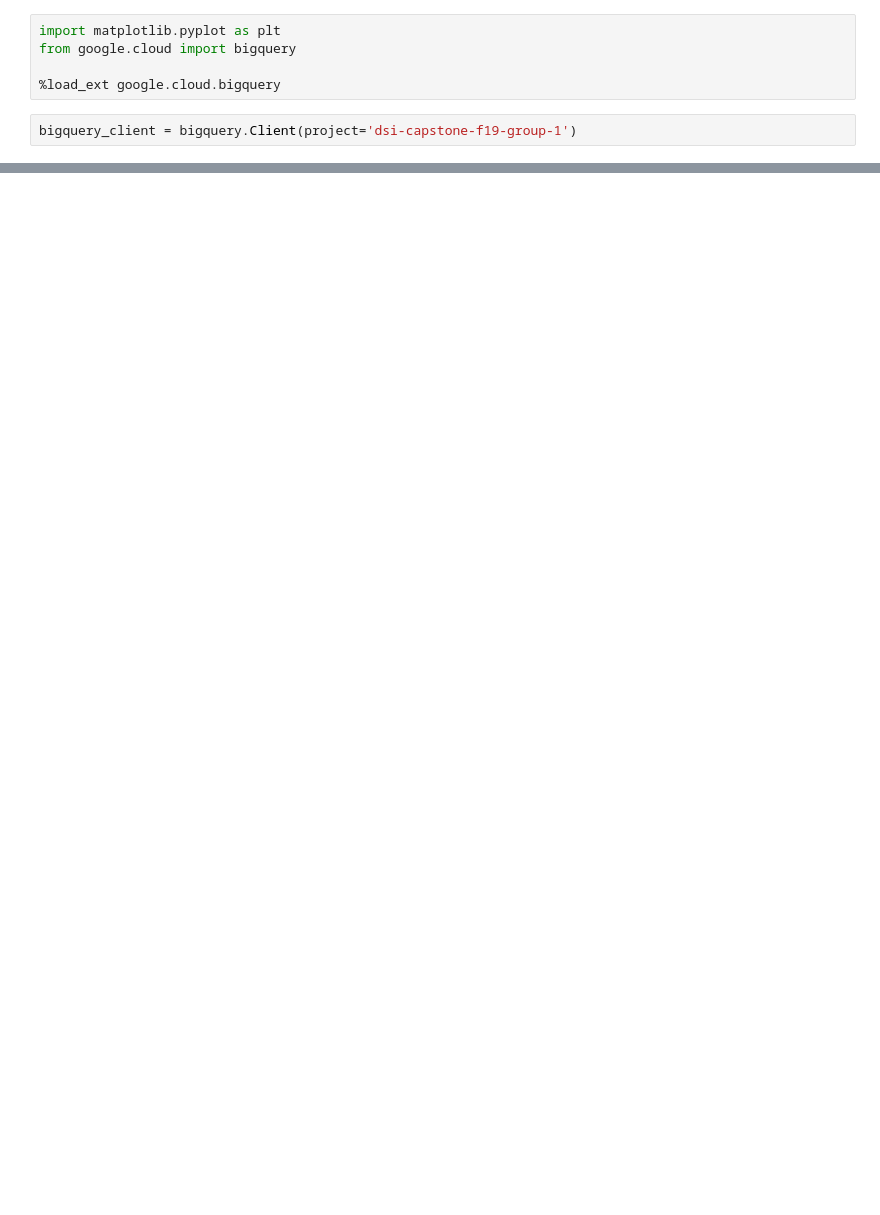
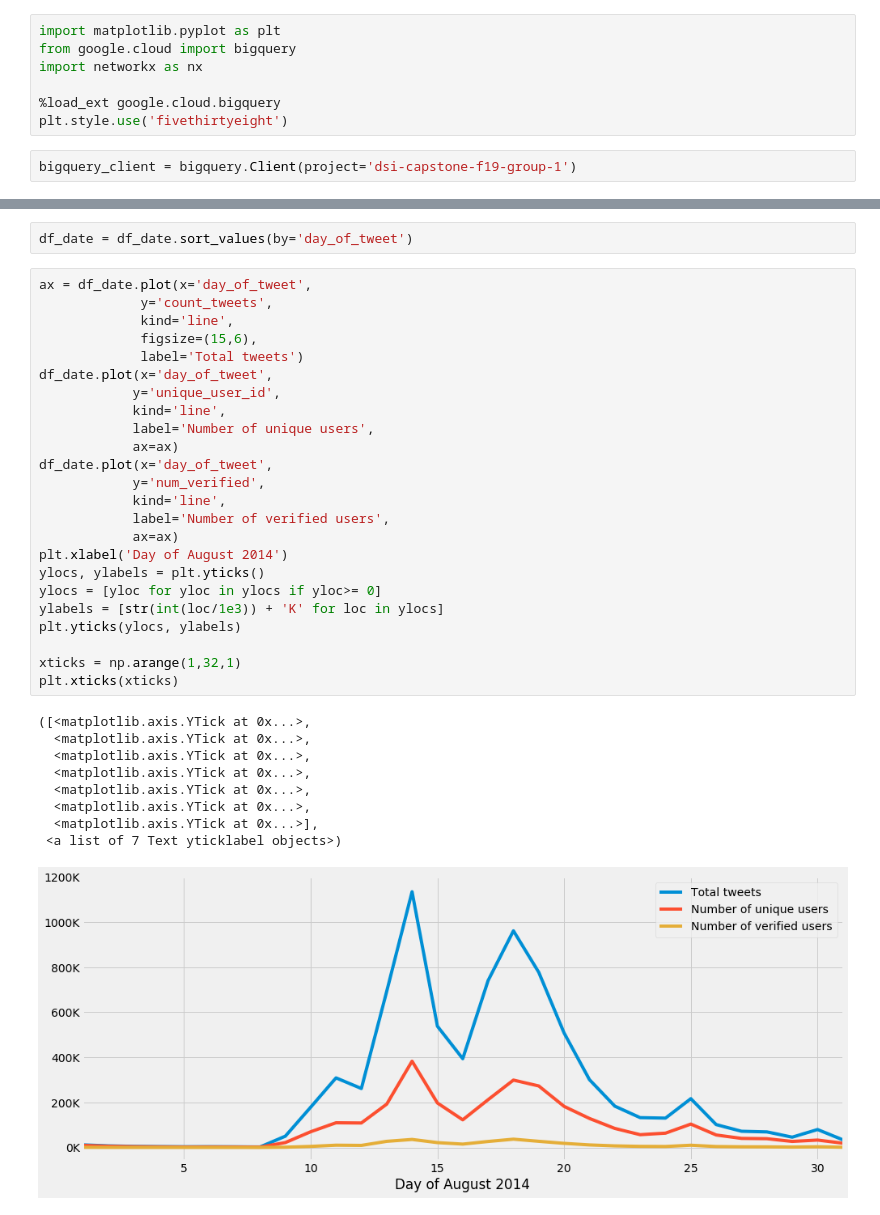
Before and after one commit to opardo/BlackLivesMatter, a Jupyter notebook: EDA/EDA_Andrea.ipynb, the cells around one changed output, grey strips where cells are left out. Drawn from its saved outputs; the diff is of its cells as text; blank space fills up the shorter version.

```diff
--- a/EDA/EDA_Andrea.ipynb
+++ b/EDA/EDA_Andrea.ipynb
@@ -4,8 +4,10 @@ os.environ['GOOGLE_APPLICATION_CREDENTIALS'] = '/Users/andreanavarrete/.config/g
 # %%
 import matplotlib.pyplot as plt
 from google.cloud import bigquery
+import networkx as nx
 
 %load_ext google.cloud.bigquery
+plt.style.use('fivethirtyeight')
 # %%
 bigquery_client = bigquery.Client(project='dsi-capstone-f19-group-1')
 # %%
@@ -17,0 +20,36 @@ from tweets.all_tweets group by 1;
+# %%
+df_date = df_date.sort_values(by='day_of_tweet')
+# %%
+ax = df_date.plot(x='day_of_tweet',
+             y='count_tweets',
+             kind='line',
+             figsize=(15,6),
+             label='Total tweets')
+df_date.plot(x='day_of_tweet',
+            y='unique_user_id',
+            kind='line',
+            label='Number of unique users',
+            ax=ax)
+df_date.plot(x='day_of_tweet',
+            y='num_verified',
+            kind='line',
+            label='Number of verified users',
+            ax=ax)
+plt.xlabel('Day of August 2014')
+ylocs, ylabels = plt.yticks()
+ylocs = [yloc for yloc in ylocs if yloc>= 0]
+ylabels = [str(int(loc/1e3)) + 'K' for loc in ylocs]
+plt.yticks(ylocs, ylabels)
+
+xticks = np.arange(1,32,1)
+plt.xticks(xticks)
+# %% [output]
+([<matplotlib.axis.YTick at 0x...>,
+  <matplotlib.axis.YTick at 0x...>,
+  <matplotlib.axis.YTick at 0x...>,
+  <matplotlib.axis.YTick at 0x...>,
+  <matplotlib.axis.YTick at 0x...>,
+  <matplotlib.axis.YTick at 0x...>,
+  <matplotlib.axis.YTick at 0x...>],
+ <a list of 7 Text yticklabel objects>)
+[figure, added]
```
Also changed, not shown: parts of 16 cells of this notebook.
